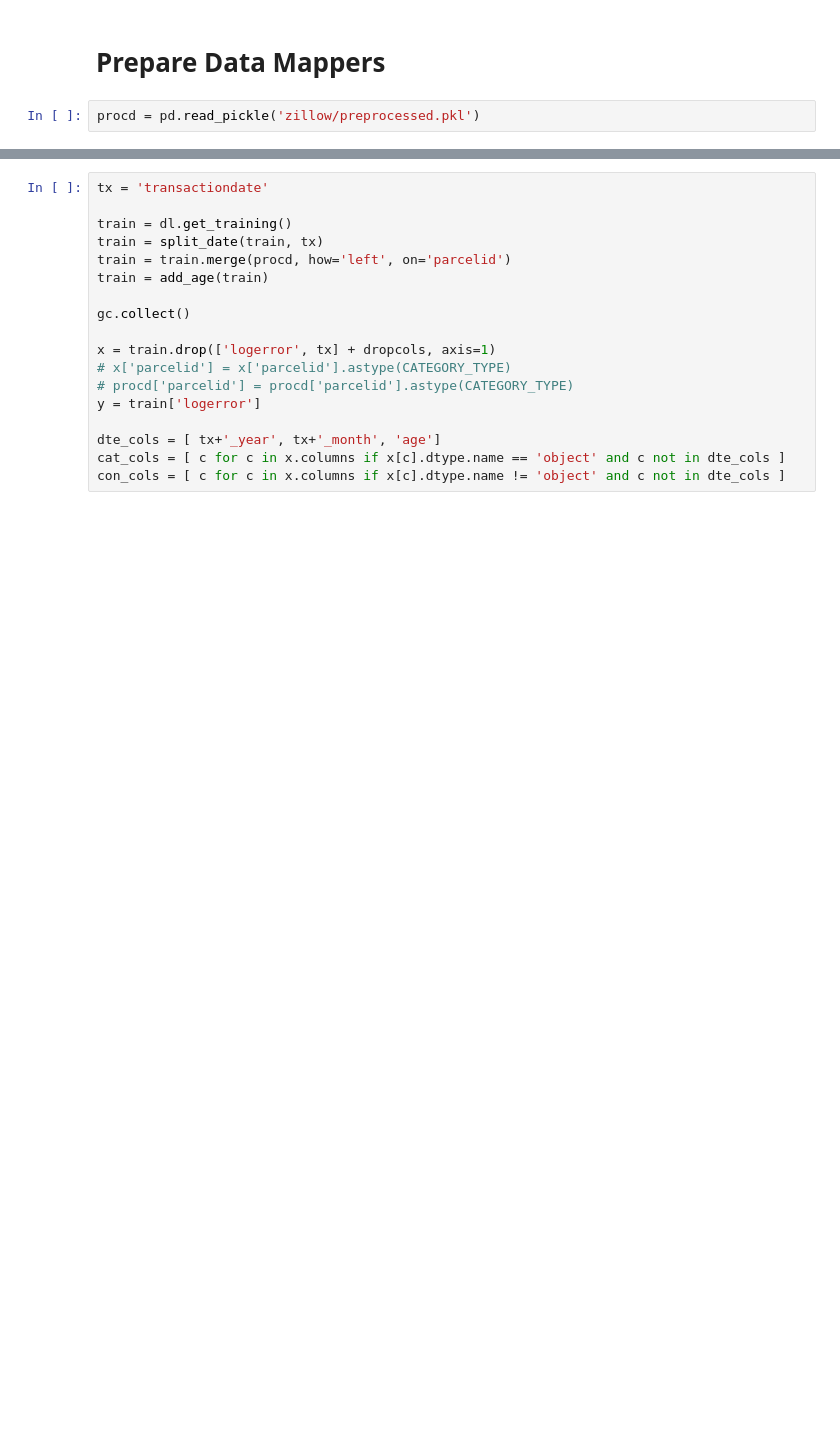
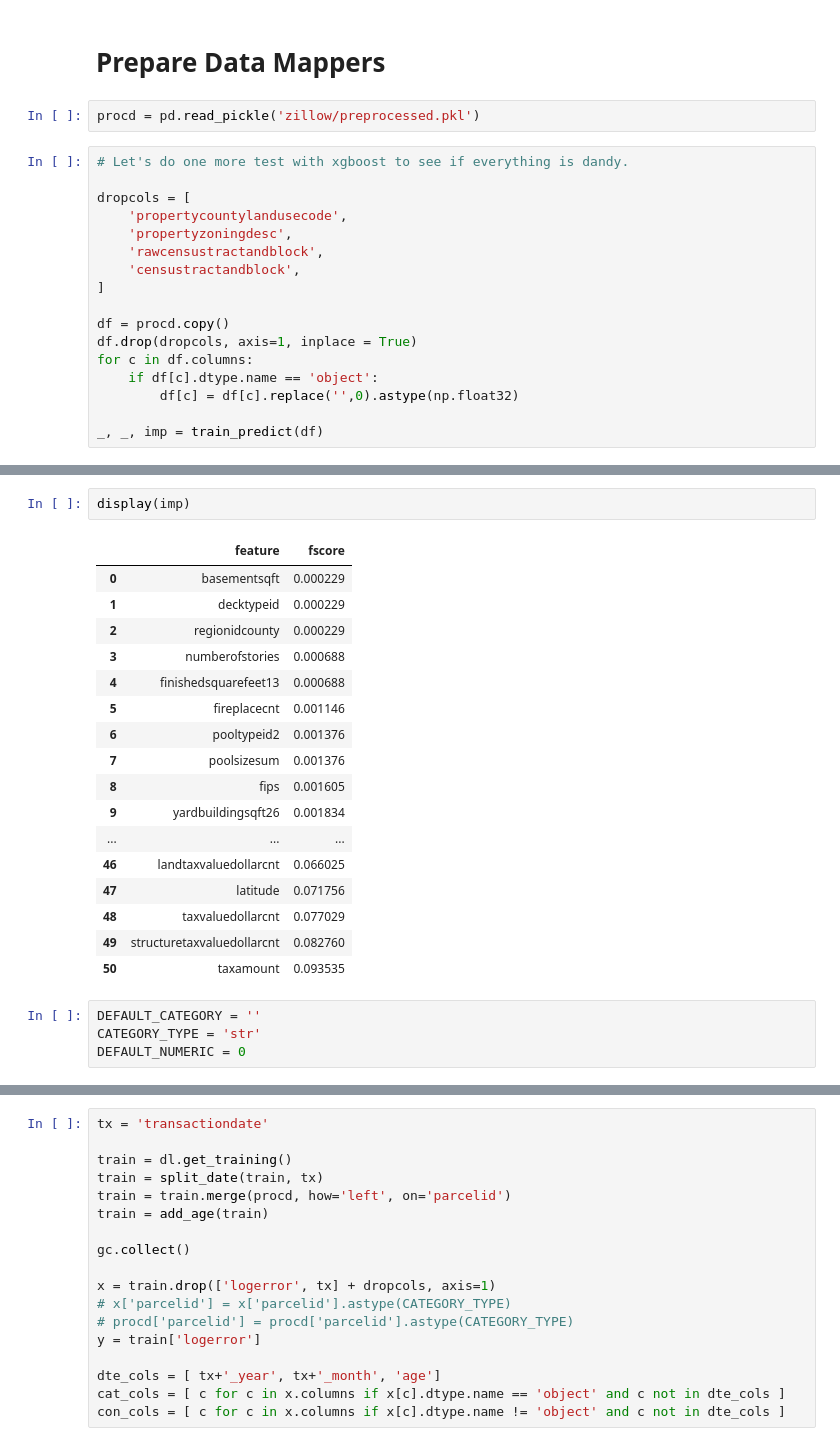
Before and after one commit to ibratface/dl_projects, a Jupyter notebook: zillow.ipynb, the cells around one changed output, grey strips where cells are left out. Cells and saved outputs as stored; diff of their text form; blank space fills up the shorter version.

```diff
--- a/zillow.ipynb
+++ b/zillow.ipynb
@@ -444,3 +393,20 @@ procd.to_pickle('zillow/preprocessed.pkl')
 # Prepare Data Mappers
 # %%
 procd = pd.read_pickle('zillow/preprocessed.pkl')
+# %%
+# Let's do one more test with xgboost to see if everything is dandy.
+
+dropcols = [
+    'propertycountylandusecode',
+    'propertyzoningdesc',
+    'rawcensustractandblock',
+    'censustractandblock',
+]
+
+df = procd.copy()
+df.drop(dropcols, axis=1, inplace = True)
+for c in df.columns:
+    if df[c].dtype.name == 'object':
+        df[c] = df[c].replace('',0).astype(np.float32)
+
+_, _, imp = train_predict(df)
@@ -446,0 +432,24 @@ procd = pd.read_pickle('zillow/preprocessed.pkl')
+# %%
+display(imp)
+# %% [output]
+|  | feature | fscore |
+| 0 | basementsqft | 0.000229 |
+| 1 | decktypeid | 0.000229 |
+| 2 | regionidcounty | 0.000229 |
+| 3 | numberofstories | 0.000688 |
+| 4 | finishedsquarefeet13 | 0.000688 |
+| 5 | fireplacecnt | 0.001146 |
+| 6 | pooltypeid2 | 0.001376 |
+| 7 | poolsizesum | 0.001376 |
+| 8 | fips | 0.001605 |
+| 9 | yardbuildingsqft26 | 0.001834 |
+| ... | ... | ... |
+| 46 | landtaxvaluedollarcnt | 0.066025 |
+| 47 | latitude | 0.071756 |
+| 48 | taxvaluedollarcnt | 0.077029 |
+| 49 | structuretaxvaluedollarcnt | 0.082760 |
+| 50 | taxamount | 0.093535 |
+# %%
+DEFAULT_CATEGORY = ''
+CATEGORY_TYPE = 'str'
+DEFAULT_NUMERIC = 0
```
Also changed, not shown: parts of 16 cells of this notebook.
